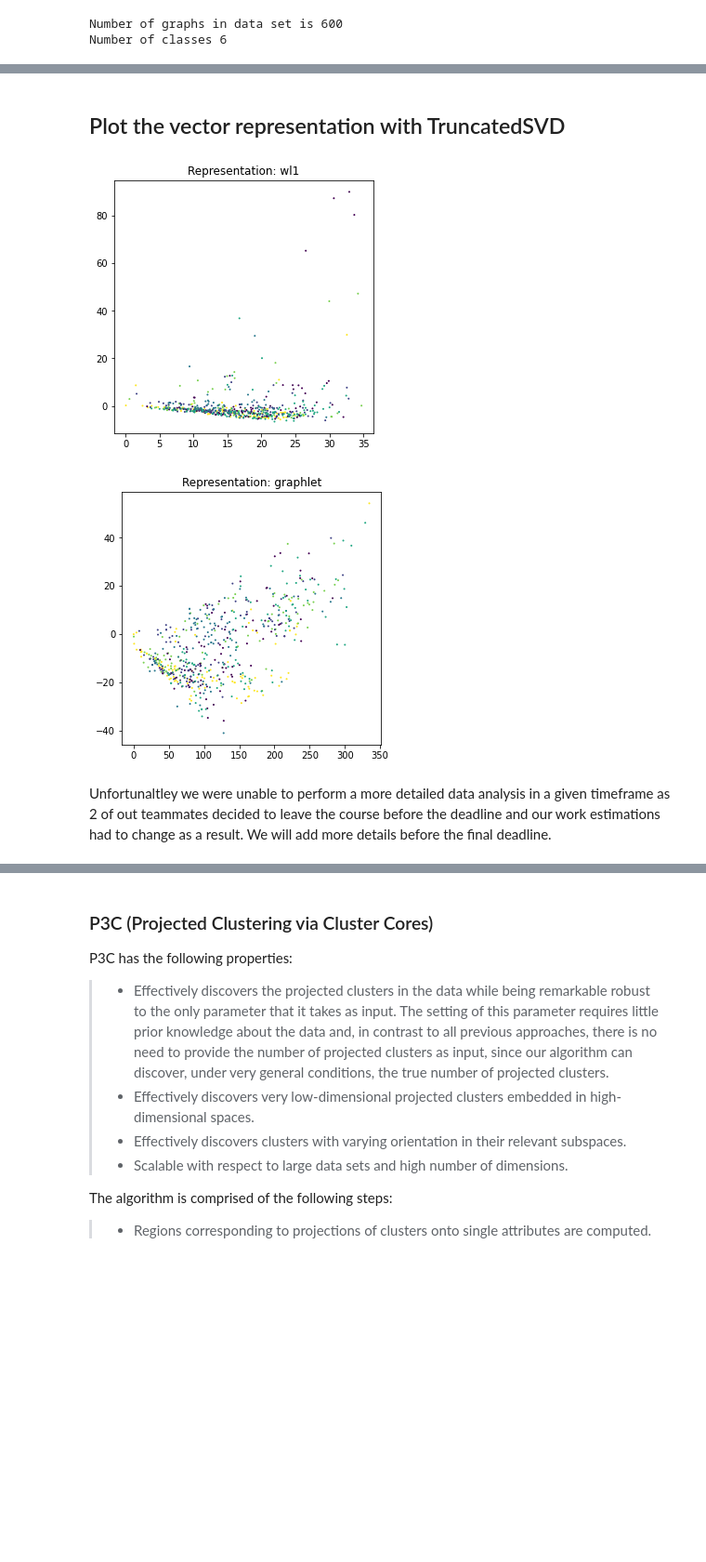
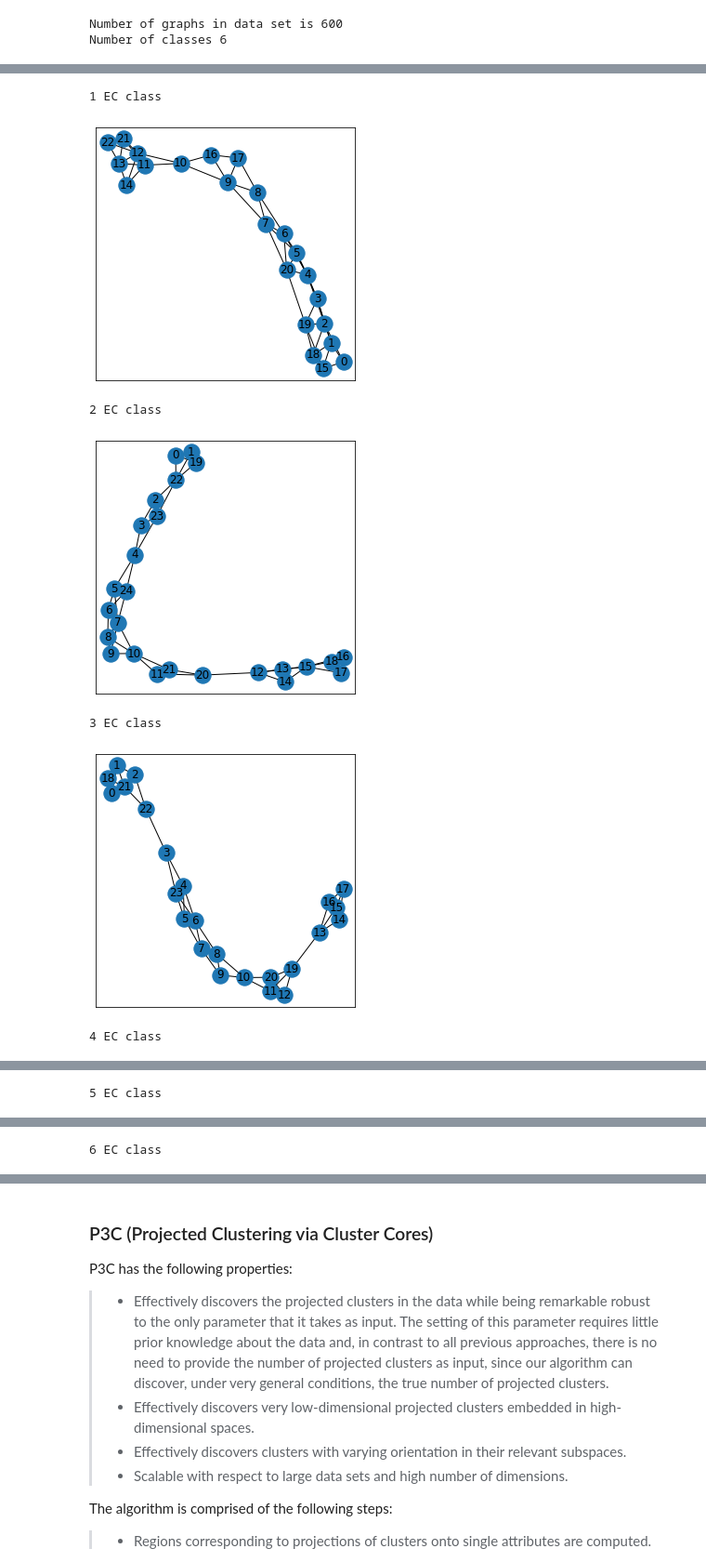
Before and after one commit to markkod/pc3-enzymes, a Jupyter notebook: Task 1.ipynb, the cells around one changed output, grey strips where cells are left out. Shown at 93% size. Cells and saved outputs as stored; diff of their text form; code cells hidden in the pictures; blank space fills up the shorter version.

```diff
--- a/Task 1.ipynb
+++ b/Task 1.ipynb
@@ -0,0 +59,17 @@
+# %%
+def setup_directory(dir_name, verbose=False):
+    """
+    Setup directory in case it does not exist
+    Parameters:
+    -------------
+    dir_name: str, path + name to directory
+    verbose: bool, indicates whether directory creation should be printed or not.
+    """
+    if not os.path.exists(dir_name):
+        try:
+            os.makedirs(dir_name)
+            if verbose:
+                print("Created Directory: {}".format(dir_name))
+        except Exception as e:
+            raise RuntimeError(
+                "Could not create directory: {}\n {}".format(dir_name, e))
@@ -267,17 +273,13 @@ for representation in representations:
-# %% [markdown]
-## Plot the vector representation with TruncatedSVD
-# %%
-for representation in representations:
-    vec = load_sparse(os.path.join(base_path,f"{ds_name}_vectors_{representation}.npz"))
-    tsvd = TruncatedSVD(n_components=100)
-    reduced_tsvd = tsvd.fit_transform(vec)
-
-    fig, ax = plt.subplots(figsize=(5,5))
-    ax.scatter(reduced_tsvd[:,0], reduced_tsvd[:,1], c=classes, s=1)
-    ax.set_title("Representation: " + representation)
-    plt.show();
-# %% [output]
-[figure, removed]
-[figure, removed]
-# %% [markdown]
-Unfortunaltley we were unable to perform a more detailed data analysis in a given timeframe as 2 of out teammates decided to leave the course before the deadline and our work estimations had to change as a result. We will add more details before the final deadline.
+# %%
+for i in range(1,7):
+  print(f'{i} EC class')
+  idx = i*100-50
+  eda.visualize(G[i])
+# %% [output]
+1 EC class
+[figure, added]
+2 EC class
+[figure, added]
+3 EC class
+[figure, added]
+4 EC class
@@ -283,0 +287 @@ Unfortunaltley we were unable to perform a more detailed data analysis in a give
+5 EC class
@@ -283,0 +289 @@ Unfortunaltley we were unable to perform a more detailed data analysis in a give
+6 EC class
```
Also changed, not shown: parts of 36 cells of this notebook.
